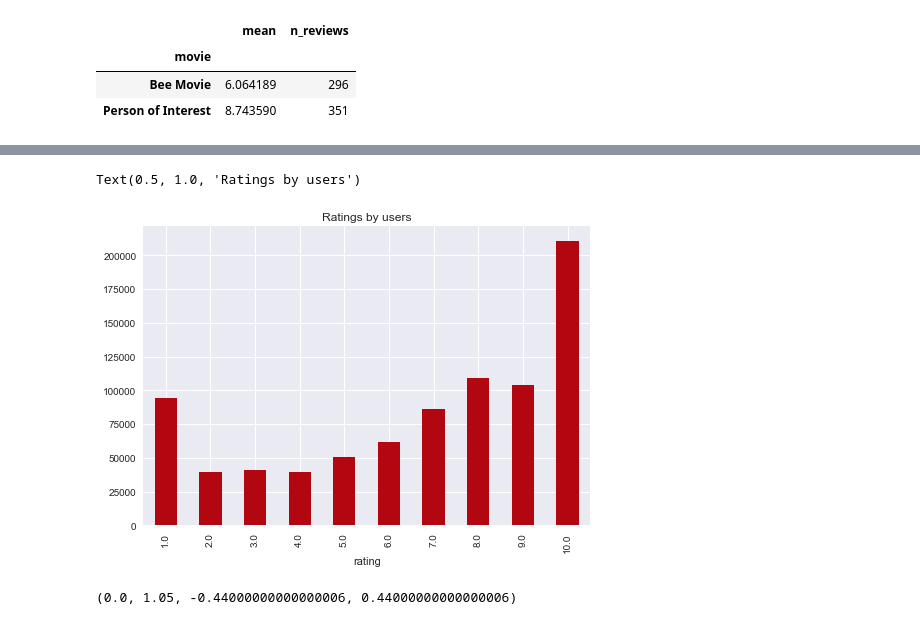
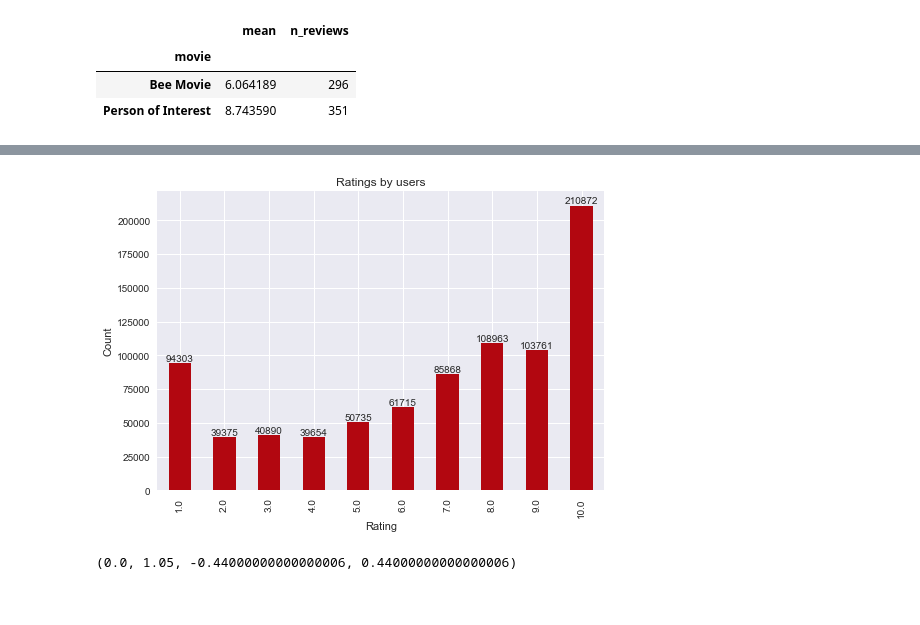
Before and after one commit to rfontao/PRI, a Jupyter notebook: notebooks/analysis_reviews.ipynb, the cells around one changed output, grey strips where cells are left out. Cells and saved outputs as stored; diff of their text form; code cells hidden in the pictures.

```diff
--- a/notebooks/analysis_reviews.ipynb
+++ b/notebooks/analysis_reviews.ipynb
@@ -50,12 +63,16 @@ ax.set_xticks(range(1, 11));
 # %%
 # reviews['rating'].plot(kind='bar', color=palette['secondary'])
 fig, ax = plt.subplots()
 reviews.groupby('rating')['movie'].count().plot(kind='bar', color=palette['secondary'], ax=ax)
 
 ax.set_title('Ratings by users')
+ax.set_xlabel('Rating')
+ax.set_ylabel('Count')
+
+for container in ax.containers:
+    ax.bar_label(container)
 # %% [output]
-Text(0.5, 1.0, 'Ratings by users')
-[figure, old version]
+[figure, new version]
 # %%
 spoiler = reviews['spoiler_tag'].sum() / reviews['spoiler_tag'].count()
 non_spoiler = 1 - spoiler
```
Also changed, not shown: parts of 11 cells of this notebook, 3 other files.
